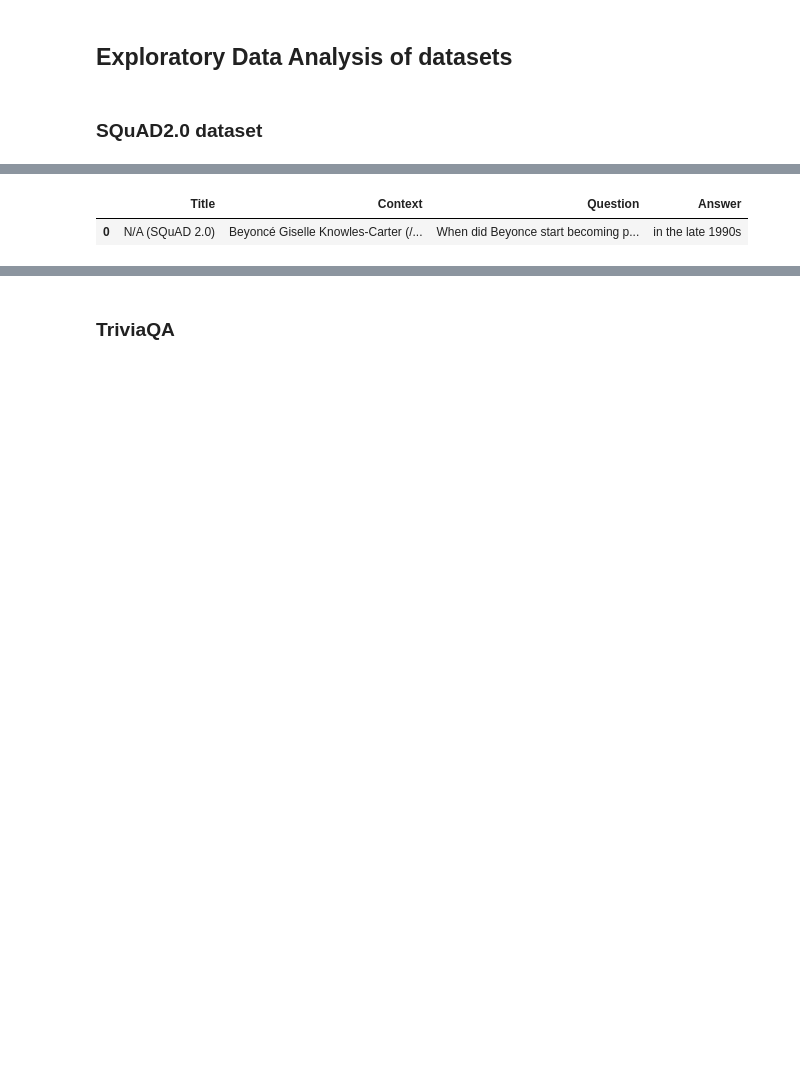
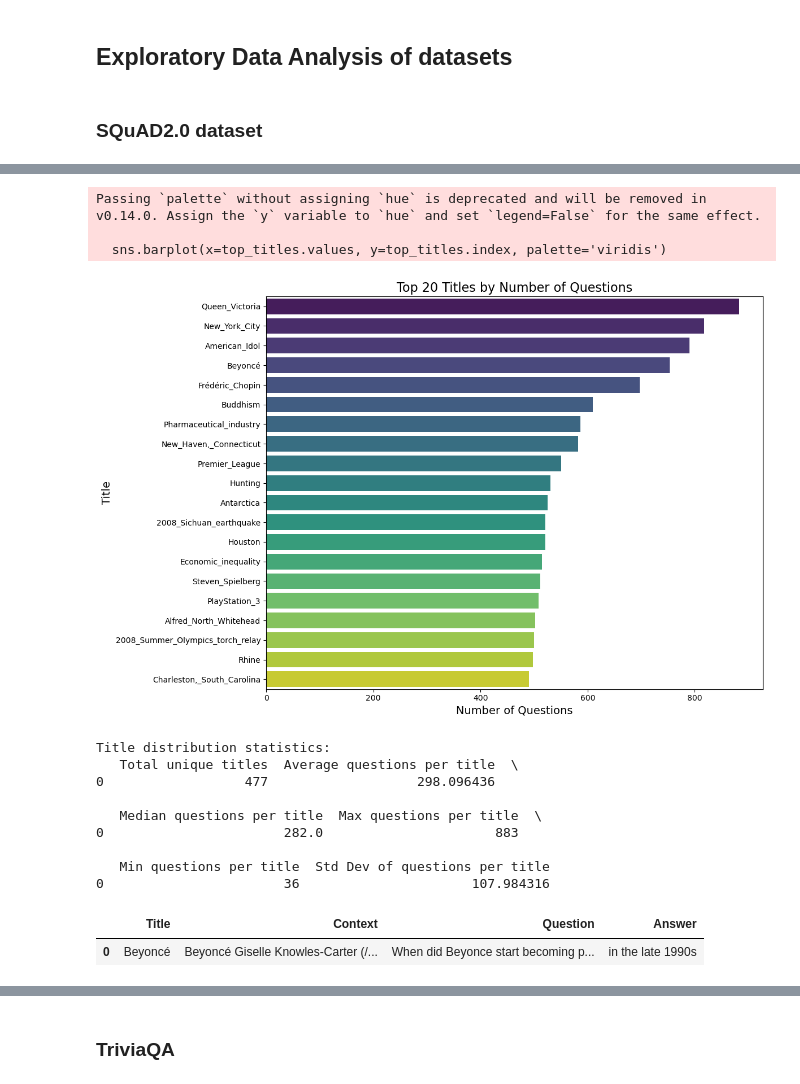
Before and after one commit to christian-hobelsberger/LLMUncertainty, a Jupyter notebook: dataset_analysis.ipynb, the cells around one changed output, grey strips where cells are left out. Saved outputs shown, nothing was run; the diff lists cells and outputs as text; code cells hidden in the pictures; blank space fills up the shorter version.

```diff
--- a/dataset_analysis.ipynb
+++ b/dataset_analysis.ipynb
@@ -169,17 +156,63 @@ Saved dataset summary to tables/SQuAD/squad2_summary_stats.csv
+# %%
+# Create a visualization of counts per title in merged SQuAD dataset
+
+# Count questions per title
+title_counts = squad_df['title'].value_counts()
+
+# Visualize the top 20 titles by question count
+plt.figure(figsize=(12, 8))
+top_titles = title_counts[:20]
+sns.barplot(x=top_titles.values, y=top_titles.index, palette='viridis')
+plt.title('Top 20 Titles by Number of Questions', fontsize=16)
+plt.xlabel('Number of Questions', fontsize=14)
+plt.ylabel('Title', fontsize=14)
+plt.tight_layout()
+plt.savefig("figures/SQuAD/title_distribution.png")
+plt.show()
+
+# Calculate statistics about title distribution
+title_stats = {
+    'Total unique titles': len(title_counts),
+    'Average questions per title': title_counts.mean(),
+    'Median questions per title': title_counts.median(),
+    'Max questions per title': title_counts.max(),
+    'Min questions per title': title_counts.min(),
+    'Std Dev of questions per title': title_counts.std()
+}
+
+# Display statistics as a DataFrame
+title_stats_df = pd.DataFrame([title_stats])
+print("Title distribution statistics:")
+print(title_stats_df)
+
+# Save statistics to CSV
+title_stats_df.to_csv("tables/SQuAD/title_distribution_stats.csv", index=False)
+# %% [output]
+Passing `palette` without assigning `hue` is deprecated and will be removed in v0.14.0. Assign the `y` variable to `hue` and set `legend=False` for the same effect.
+
+  sns.barplot(x=top_titles.values, y=top_titles.index, palette='viridis')
+[figure, added]
+Title distribution statistics:
+   Total unique titles  Average questions per title  \
+0                  477                   298.096436
+
+   Median questions per title  Max questions per title  \
+0                       282.0                      883
+
+   Min questions per title  Std Dev of questions per title
+0                       36                      107.984316
 # %%
-# --- Create example instance table ---
-example = train_df[train_df['answers'].apply(lambda x: len(x) > 0)].iloc[0]
-example_table = pd.DataFrame({
-    "Title": ["N/A (SQuAD 2.0)"],
-    "Context": [example['context']],
-    "Question": [example['question']],
-    "Answer": [example['answers'][0]]
+# --- Create example instance table from merged SQuAD ---
+example_squad = squad_df[squad_df['answers'].apply(lambda x: len(x) > 0)].iloc[0]
+example_table_squad = pd.DataFrame({
+    "Title": [example_squad['title']],
+    "Context": [example_squad['context']],
+    "Question": [example_squad['question']],
+    "Answer": [example_squad['answers'][0]]
 })
-
-example_table.to_csv("tables/SQuAD/squad2_example_instance.csv", index=False)
+example_table_squad.to_csv("tables/SQuAD/squad2_example_instance.csv", index=False)
+example_table_squad
+# %% [output]
+|  | Title | Context | Question | Answer |
+| 0 | Beyoncé | Beyoncé Giselle Knowles-Carter (/... | When did Beyonce start becoming p... | in the late 1990s |
-# %%
-example_table
-# %% [output]
-|  | Title | Context | Question | Answer |
-| 0 | N/A (SQuAD 2.0) | Beyoncé Giselle Knowles-Carter (/... | When did Beyonce start becoming p... | in the late 1990s |
 # %%
```
Also changed, not shown: parts of 10 cells of this notebook, 17 other files.
